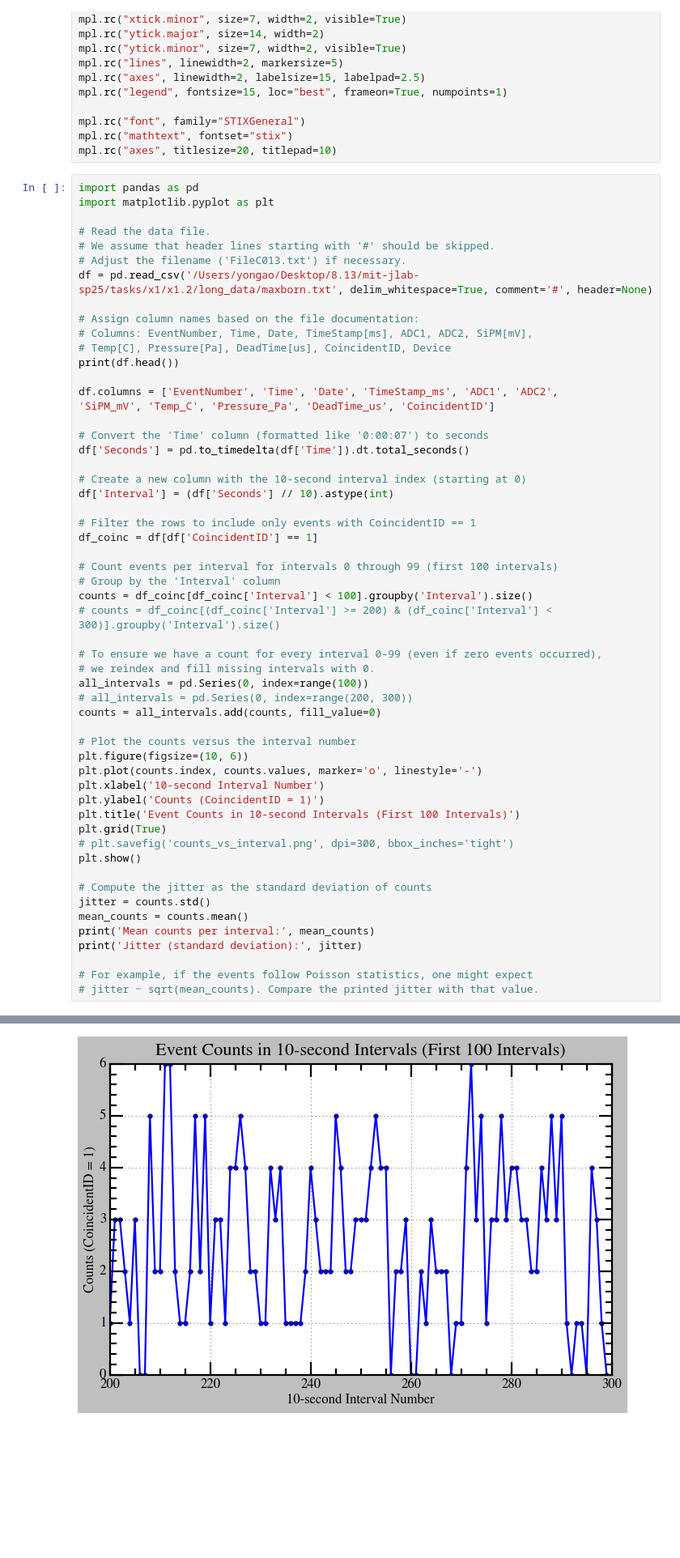
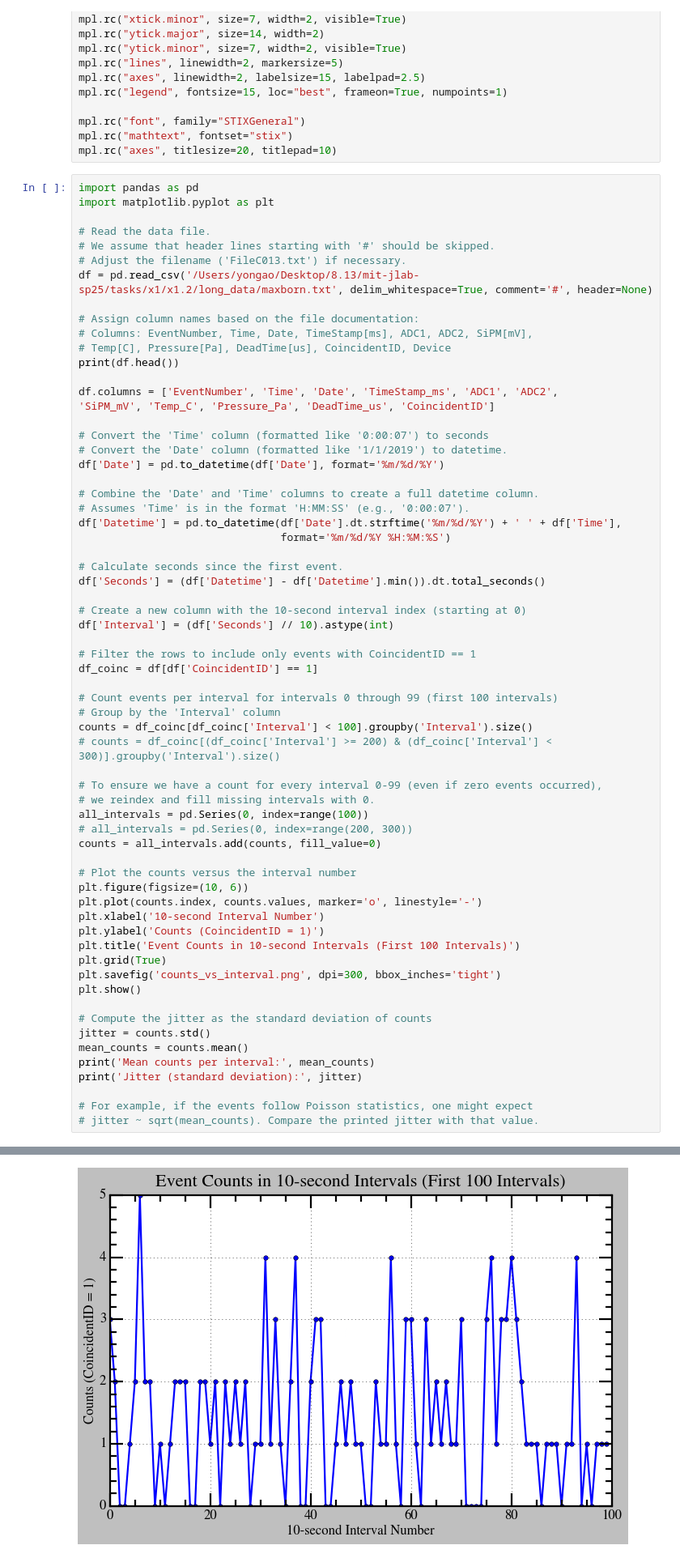
Before and after one commit to vinh-qtran/mit-jlab-sp25, a Jupyter notebook: tasks/yongao_code/x1/x1.2/cosmicwatch.ipynb, the cells around one changed output, grey strips where cells are left out. Shown at 81% size. Cells and saved outputs as stored; diff of their text form; blank space fills up the shorter version.

```diff
--- a/tasks/yongao_code/x1/x1.2/cosmicwatch.ipynb
+++ b/tasks/yongao_code/x1/x1.2/cosmicwatch.ipynb
@@ -45,7 +45,16 @@ df.columns = ['EventNumber', 'Time', 'Date', 'TimeStamp_ms', 'ADC1', 'ADC2',
 'SiPM_mV', 'Temp_C', 'Pressure_Pa', 'DeadTime_us', 'CoincidentID']
 
 # Convert the 'Time' column (formatted like '0:00:07') to seconds
-df['Seconds'] = pd.to_timedelta(df['Time']).dt.total_seconds()
+# Convert the 'Date' column (formatted like '1/1/2019') to datetime.
+df['Date'] = pd.to_datetime(df['Date'], format='%m/%d/%Y')
+
+# Combine the 'Date' and 'Time' columns to create a full datetime column.
+# Assumes 'Time' is in the format 'H:MM:SS' (e.g., '0:00:07').
+df['Datetime'] = pd.to_datetime(df['Date'].dt.strftime('%m/%d/%Y') + ' ' + df['Time'],
+                                format='%m/%d/%Y %H:%M:%S')
+
+# Calculate seconds since the first event.
+df['Seconds'] = (df['Datetime'] - df['Datetime'].min()).dt.total_seconds()
 
 # Create a new column with the 10-second interval index (starting at 0)
 df['Interval'] = (df['Seconds'] // 10).astype(int)
@@ -68,32 +77,32 @@ counts = all_intervals.add(counts, fill_value=0)
 plt.figure(figsize=(10, 6))
 plt.plot(counts.index, counts.values, marker='o', linestyle='-')
 plt.xlabel('10-second Interval Number')
 plt.ylabel('Counts (CoincidentID = 1)')
 plt.title('Event Counts in 10-second Intervals (First 100 Intervals)')
 plt.grid(True)
-# plt.savefig('counts_vs_interval.png', dpi=300, bbox_inches='tight')
+plt.savefig('counts_vs_interval.png', dpi=300, bbox_inches='tight')
 plt.show()
 
 # Compute the jitter as the standard deviation of counts
 jitter = counts.std()
 mean_counts = counts.mean()
 print('Mean counts per interval:', mean_counts)
 print('Jitter (standard deviation):', jitter)
 
 # For example, if the events follow Poisson statistics, one might expect
 # jitter ~ sqrt(mean_counts). Compare the printed jitter with that value.
 # %% [output]
    0        1         2     3      4      5      6      7          8      9   \
 0   1  0:00:09  1/1/2019   209  128.0    8.0   7.38  23.98  102714.59  50546
 1   2  0:00:09  1/1/2019   266  976.0  336.0  63.33  23.98  102714.59   4791
 2   3  0:00:09  1/1/2019   976  115.0    9.0   7.01  23.98  102714.93  52391
 3   4  0:00:11  1/1/2019  2021  830.0   56.0  23.16  23.98  102715.26  52388
 4   5  0:00:11  1/1/2019  2062  698.0   12.0  15.65  23.98  102715.26   1848
 
    10
 0   0
 1   0
 2   0
 3   0
 4   0
-[figure, old version]
+[figure, new version]
```
Also changed, not shown: parts of 4 cells of this notebook, 6 other files.
